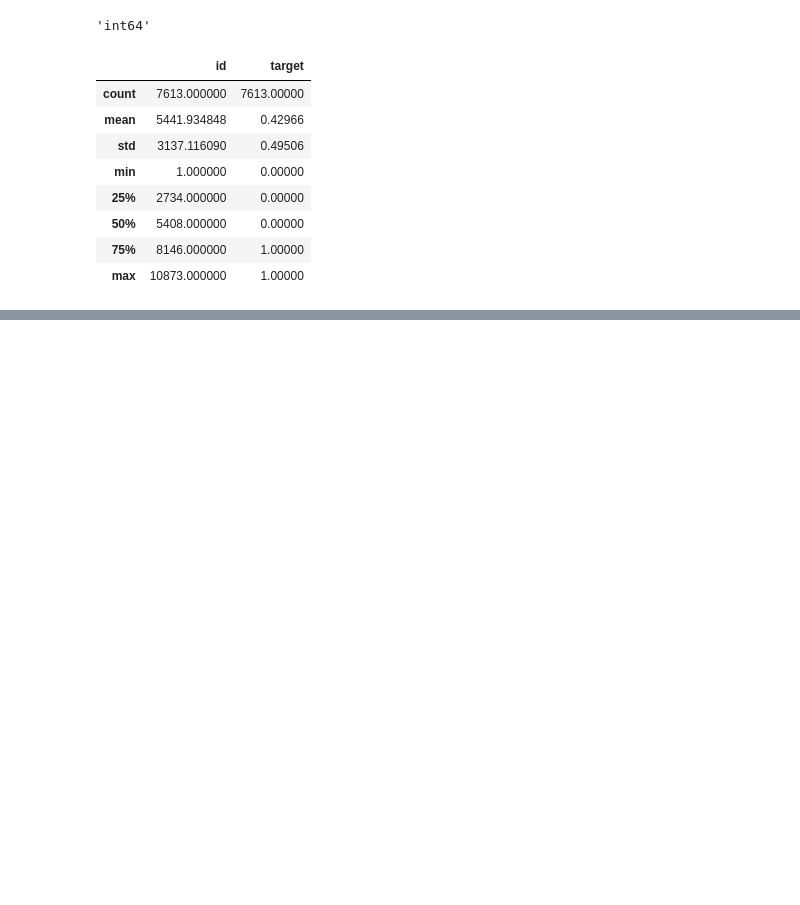
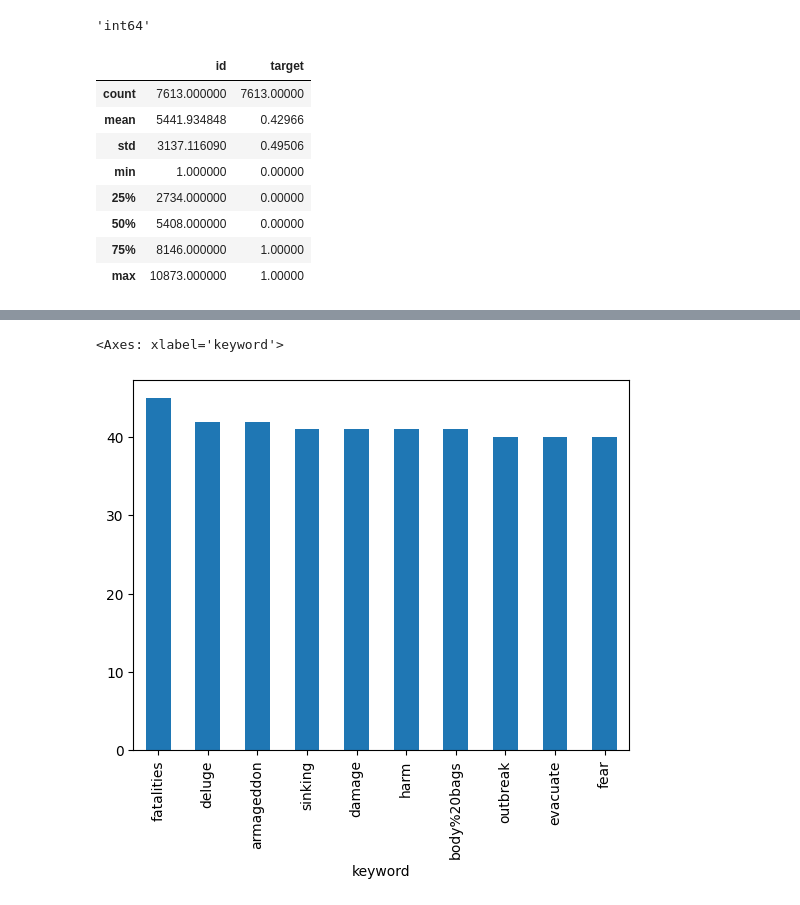
Before and after one commit to thickett/kaggle, a Jupyter notebook: disaster tweets/disaster_competition.ipynb, the cells around one changed output, grey strips where cells are left out. Drawn from its saved outputs; the diff is of its cells as text; code cells hidden in the pictures; blank space fills up the shorter version.

```diff
--- a/disaster tweets/disaster_competition.ipynb
+++ b/disaster tweets/disaster_competition.ipynb
@@ -122,0 +143,5 @@ train_data.describe()
+# %%
+train_data["keyword"].value_counts()[0:10].plot(kind="bar")
+# %% [output]
+<Axes: xlabel='keyword'>
+[figure, added]
```
Also changed, not shown: parts of 8 cells of this notebook, 2 other files.
